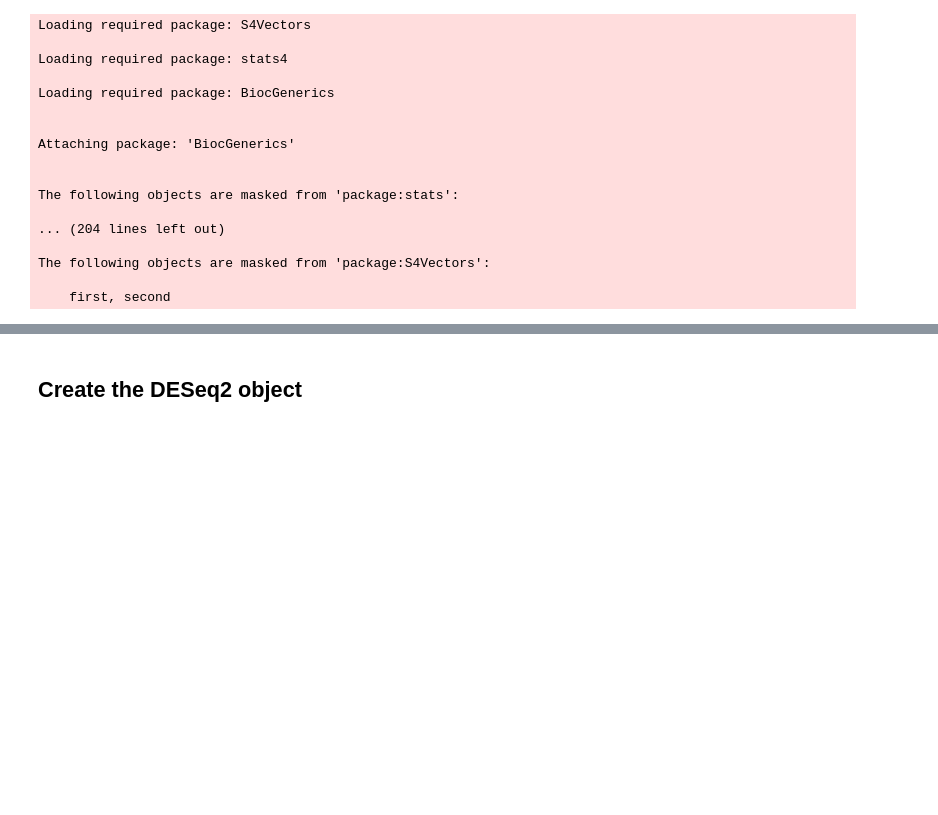
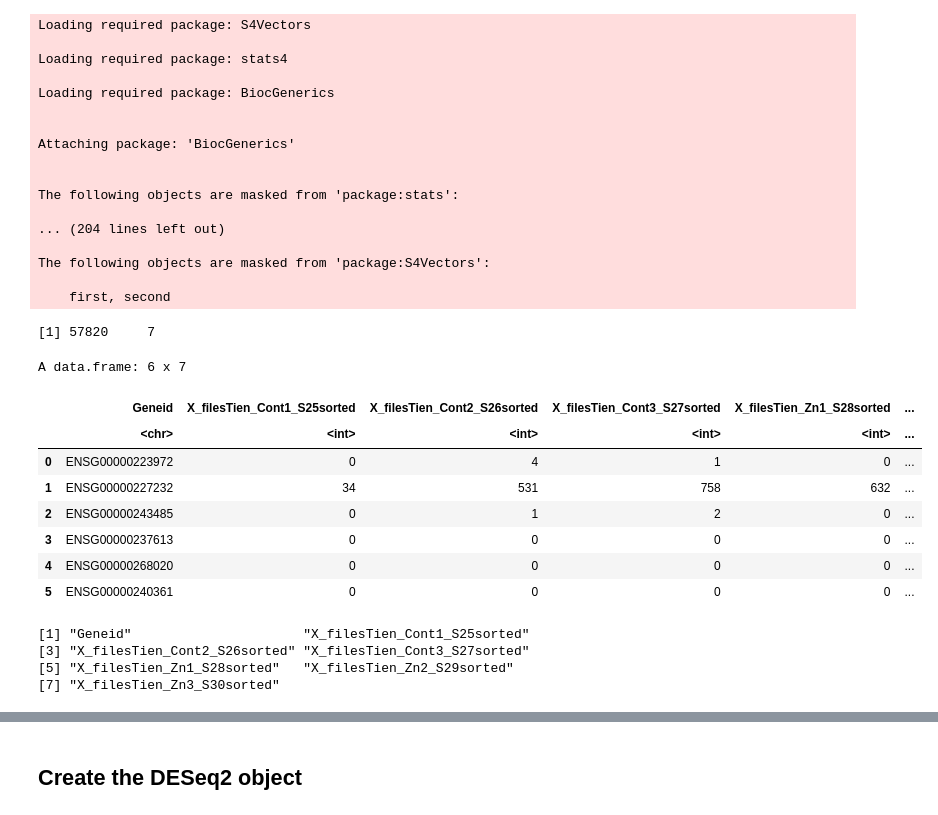
Before and after one commit to ongxuanhong/gene-expression-analysis, a Jupyter notebook: project_01/05.DESeq2_run.ipynb, the cells around one changed output, grey strips where cells are left out. Drawn from its saved outputs; the diff is of its cells as text; code cells hidden in the pictures; blank space fills up the shorter version.

```diff
--- a/project_01/05.DESeq2_run.ipynb
+++ b/project_01/05.DESeq2_run.ipynb
@@ -27,3 +28,28 @@ The following objects are masked from 'package:stats':
 The following objects are masked from 'package:S4Vectors':
 
     first, second
+# %%
+# Input read_count file
+df <- read.delim("data/gene_counts_raw.csv", row.names = 1, sep = ",")
+dim(df)
+head(df)
+# %% [output]
+[1] 57820     7
+A data.frame: 6 x 7
+|  | Geneid | X_filesTien_Cont1_S25sorted | X_filesTien_Cont2_S26sorted | X_filesTien_Cont3_S27sorted | X_filesTien_Zn1_S28sorted | ... |
+|  | <chr> | <int> | <int> | <int> | <int> | ... |
+| 0 | ENSG00000223972 | 0 | 4 | 1 | 0 | ... |
+| 1 | ENSG00000227232 | 34 | 531 | 758 | 632 | ... |
+| 2 | ENSG00000243485 | 0 | 1 | 2 | 0 | ... |
+| 3 | ENSG00000237613 | 0 | 0 | 0 | 0 | ... |
+| 4 | ENSG00000268020 | 0 | 0 | 0 | 0 | ... |
+| 5 | ENSG00000240361 | 0 | 0 | 0 | 0 | ... |
+# %%
+# Get list of column names
+col_names <- colnames(df)
+col_names
+# %% [output]
+[1] "Geneid"                      "X_filesTien_Cont1_S25sorted"
+[3] "X_filesTien_Cont2_S26sorted" "X_filesTien_Cont3_S27sorted"
+[5] "X_filesTien_Zn1_S28sorted"   "X_filesTien_Zn2_S29sorted"
+[7] "X_filesTien_Zn3_S30sorted"
```
Also changed, not shown: parts of 28 cells of this notebook, 1 other file.
